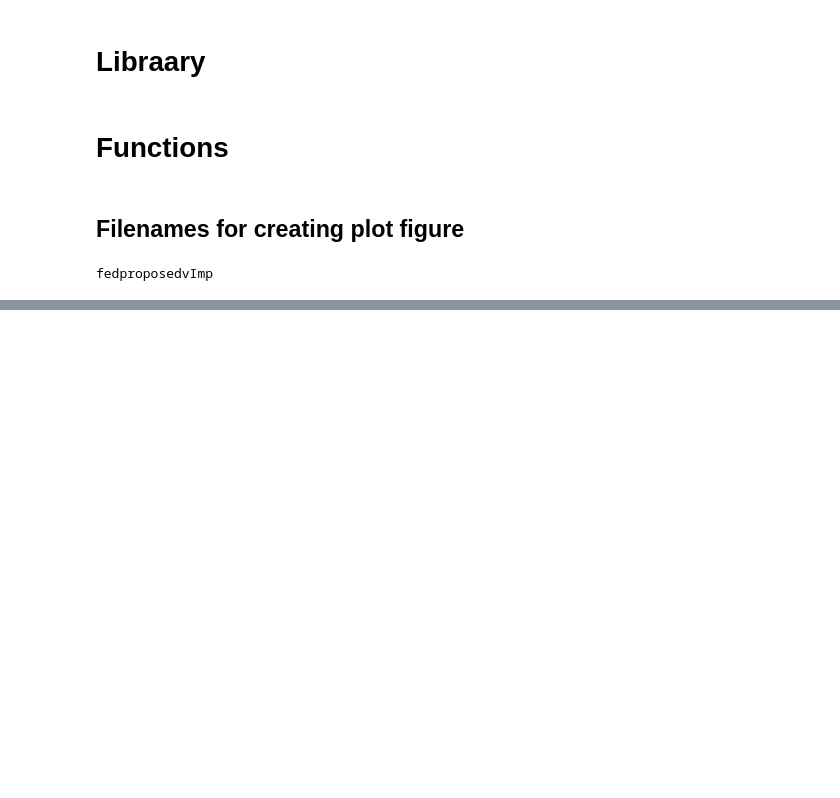
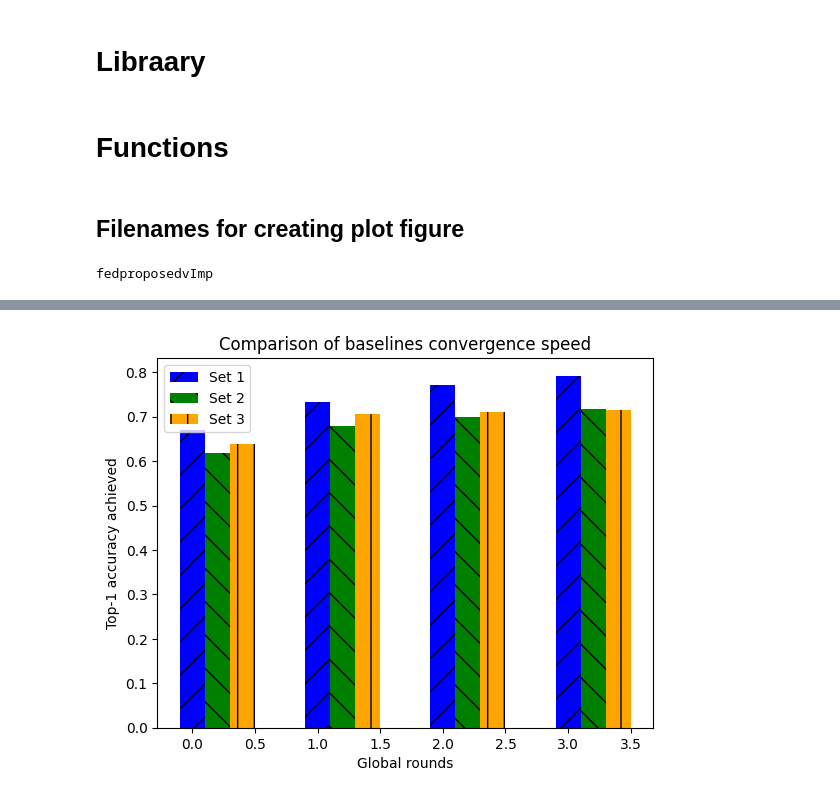
Before and after one commit to sujit880/Plotting_Graphs, a Jupyter notebook: fedlearn_graph_plot.ipynb, the cells around one changed output, grey strips where cells are left out. Saved outputs shown, nothing was run; the diff lists cells and outputs as text; code cells hidden in the pictures; blank space fills up the shorter version.

```diff
--- a/fedlearn_graph_plot.ipynb
+++ b/fedlearn_graph_plot.ipynb
@@ -109,0 +227,43 @@ Length-> X=251, Y=251
+# %%
+import numpy as np
+import matplotlib.pyplot as plt
+
+# Define the x-coordinates for each set of bars
+bar_x = [50, 100, 150, 200]
+
+# Extract the maximum values for each set of bars from plot_data_dict_acc['y']
+Y = []
+for y in plot_data_dict_acc['y']:
+    bar_y = []
+    last_pos = 0
+    for pos in bar_x:
+        bar_y.append(max(y[last_pos:pos]))
+        last_pos = pos
+    Y.append(bar_y)
+
+# Determine the width of each bar group
+bar_width = 0.2  # Adjust as needed
+
+# Create the x-positions for each set of bars
+x_positions = np.arange(len(bar_x))
+
+# Define different colors and patterns for each set of bars
+colors = ['blue', 'green', 'orange', 'red']
+patterns = ['/', '\\', '|', '-']
+
+# Plot each set of bars with adjusted x-positions, colors, and patterns
+for i, (bar_y, color, pattern) in enumerate(zip(Y, colors, patterns)):
+    plt.bar(x_positions + i * bar_width, bar_y, width=bar_width, label=f'Set {i+1}', color=color, hatch=pattern)
+
+# Add labels and title
+plt.xlabel('Global rounds')
+plt.ylabel('Top-1 accuracy achieved')
+plt.title('Comparison of baselines convergence speed')
+
+# Add legend
+plt.legend()
+
+# Show plot
+plt.show()
+# %% [output]
+[figure, added]
```
Also changed, not shown: parts of 5 cells of this notebook, 7 other files.
